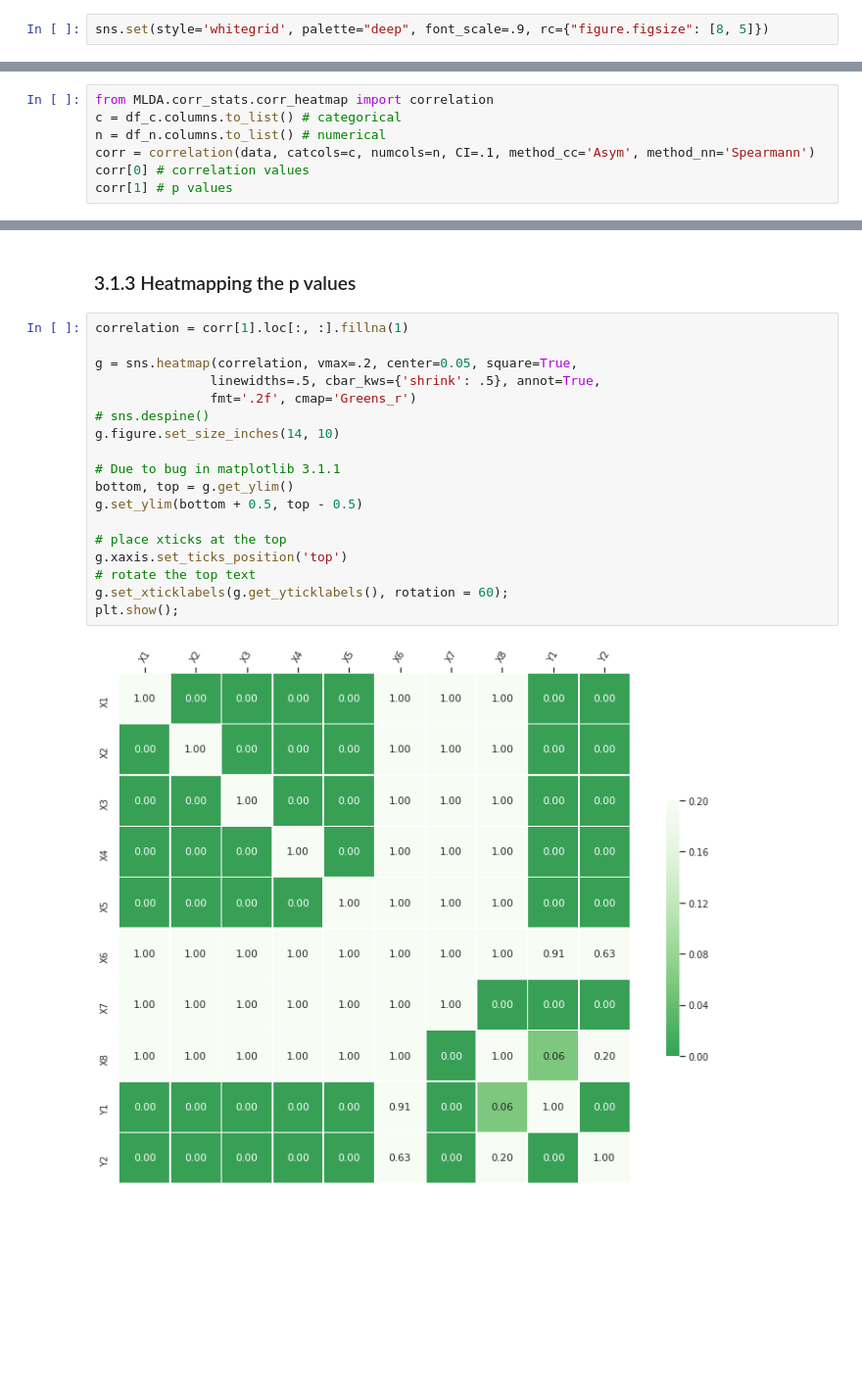
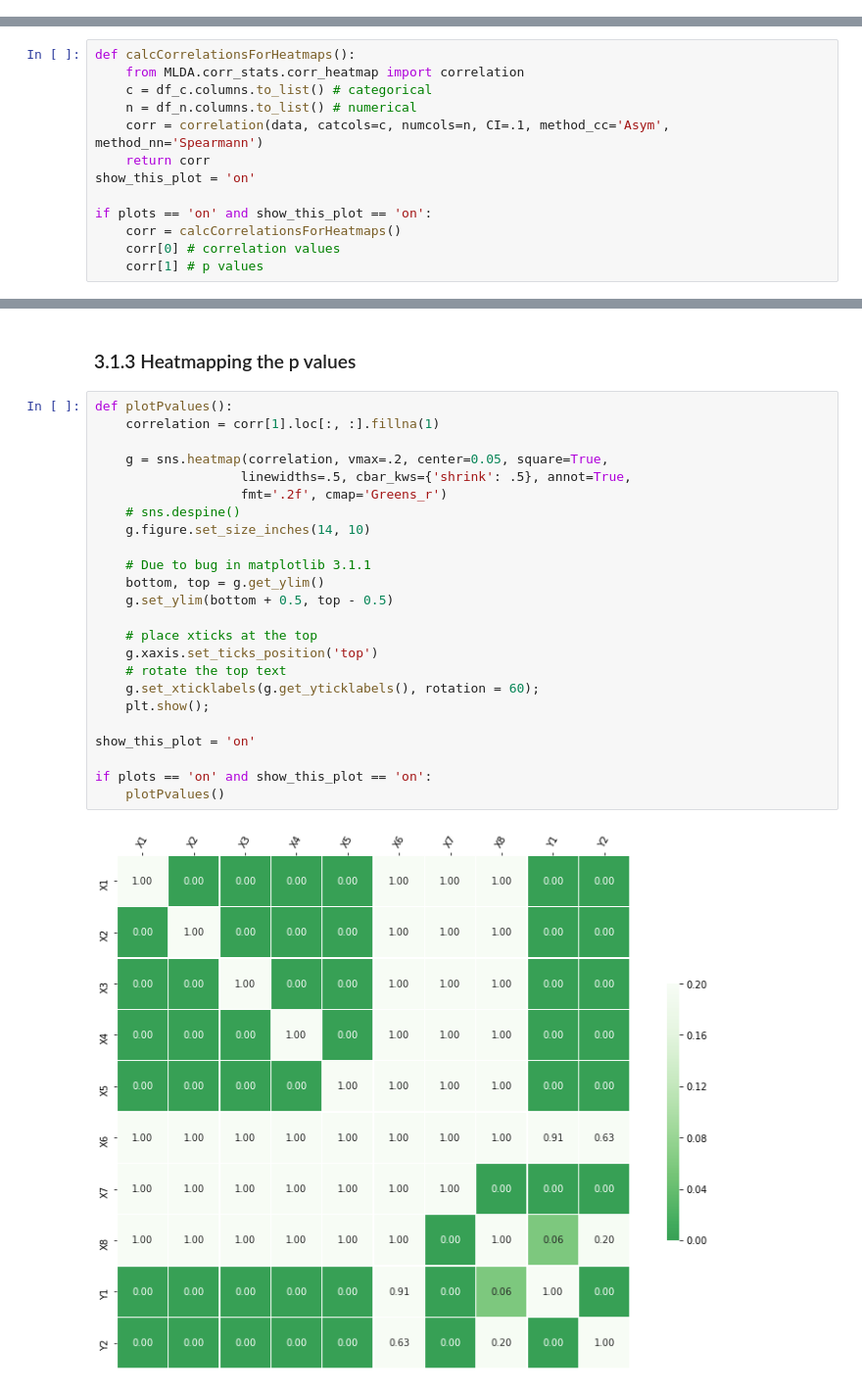
Before and after one commit to jesperjoachim/MLDA, a Jupyter notebook: MLDA/jupyter_DA/EnergyBuilding.ipynb, the cells around one changed output, grey strips where cells are left out. Shown: that part at 98% size. Cells and saved outputs as stored; diff of their text form; blank space fills up the shorter version.

```diff
--- a/MLDA/jupyter_DA/EnergyBuilding.ipynb
+++ b/MLDA/jupyter_DA/EnergyBuilding.ipynb
@@ -383,3 +400 @@ df_y = data.iloc[:, input_classes['y']]
-# %%
-sns.set(style='whitegrid', palette="deep", font_scale=.9, rc={"figure.figsize": [8, 5]})
 # %%
@@ -631,12 +665,18 @@ Name: Y2, Length: 636, dtype: int64
 # %% [markdown]
 ### 3.1.1 First we call the correlation function from corr_stats
 # %%
-from MLDA.corr_stats.corr_heatmap import correlation
-c = df_c.columns.to_list() # categorical
-n = df_n.columns.to_list() # numerical
-corr = correlation(data, catcols=c, numcols=n, CI=.1, method_cc='Asym', method_nn='Spearmann')
-corr[0] # correlation values
-corr[1] # p values
+def calcCorrelationsForHeatmaps():
+    from MLDA.corr_stats.corr_heatmap import correlation
+    c = df_c.columns.to_list() # categorical
+    n = df_n.columns.to_list() # numerical
+    corr = correlation(data, catcols=c, numcols=n, CI=.1, method_cc='Asym', method_nn='Spearmann')
+    return corr
+show_this_plot = 'on'
+
+if plots == 'on' and show_this_plot == 'on':
+    corr = calcCorrelationsForHeatmaps()
+    corr[0] # correlation values
+    corr[1] # p values
 # %% [output]
 |  | X1 | X2 | X3 | X4 | X5 | X6 | X7 | X8 | Y1 | Y2 |
 | X1 | 0 | -1 | -0.255805 | -0.870886 | 0.869048 | p > CI | p > CI | p > CI | 0.622135 | 0.651019 |
@@ -687,23 +733,29 @@ plt.show();
 # %% [markdown]
 ### 3.1.3 Heatmapping the p values
 # %%
-correlation = corr[1].loc[:, :].fillna(1)
+def plotPvalues():
+    correlation = corr[1].loc[:, :].fillna(1)
 
-g = sns.heatmap(correlation, vmax=.2, center=0.05, square=True,
-               linewidths=.5, cbar_kws={'shrink': .5}, annot=True,
-               fmt='.2f', cmap='Greens_r')
-# sns.despine()
-g.figure.set_size_inches(14, 10)
+    g = sns.heatmap(correlation, vmax=.2, center=0.05, square=True,
+                   linewidths=.5, cbar_kws={'shrink': .5}, annot=True,
+                   fmt='.2f', cmap='Greens_r')
+    # sns.despine()
+    g.figure.set_size_inches(14, 10)
 
-# Due to bug in matplotlib 3.1.1
-bottom, top = g.get_ylim()
-g.set_ylim(bottom + 0.5, top - 0.5)
+    # Due to bug in matplotlib 3.1.1
+    bottom, top = g.get_ylim()
+    g.set_ylim(bottom + 0.5, top - 0.5)
 
-# place xticks at the top
-g.xaxis.set_ticks_position('top')
-# rotate the top text
-g.set_xticklabels(g.get_yticklabels(), rotation = 60);
-plt.show();
+    # place xticks at the top
+    g.xaxis.set_ticks_position('top')
+    # rotate the top text
+    g.set_xticklabels(g.get_yticklabels(), rotation = 60);
+    plt.show();
+
+show_this_plot = 'on'
+
+if plots == 'on' and show_this_plot == 'on':
+    plotPvalues()
 # %% [output]
-[figure, old version]
+[figure, new version]
 # %% [markdown]
```
Also changed, not shown: parts of 16 cells of this notebook, 5 other files.
